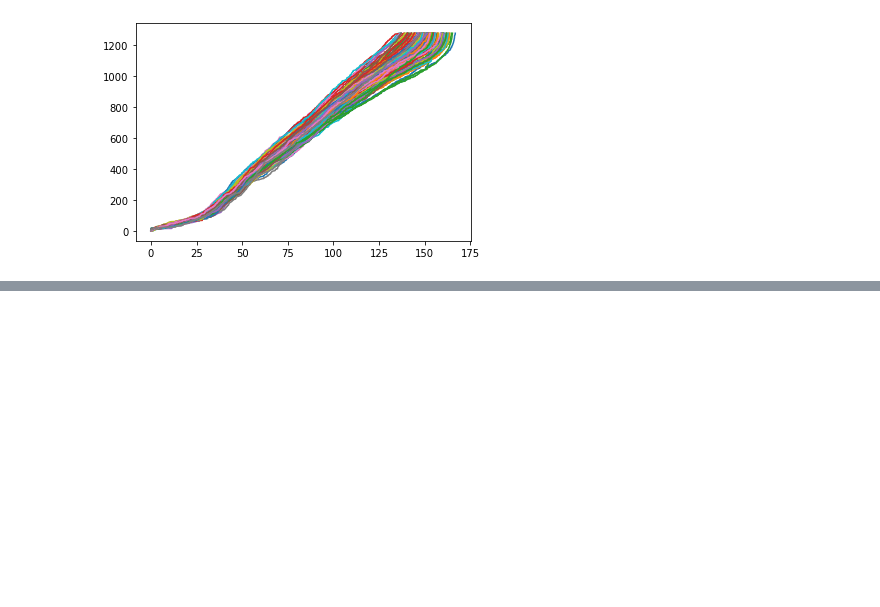
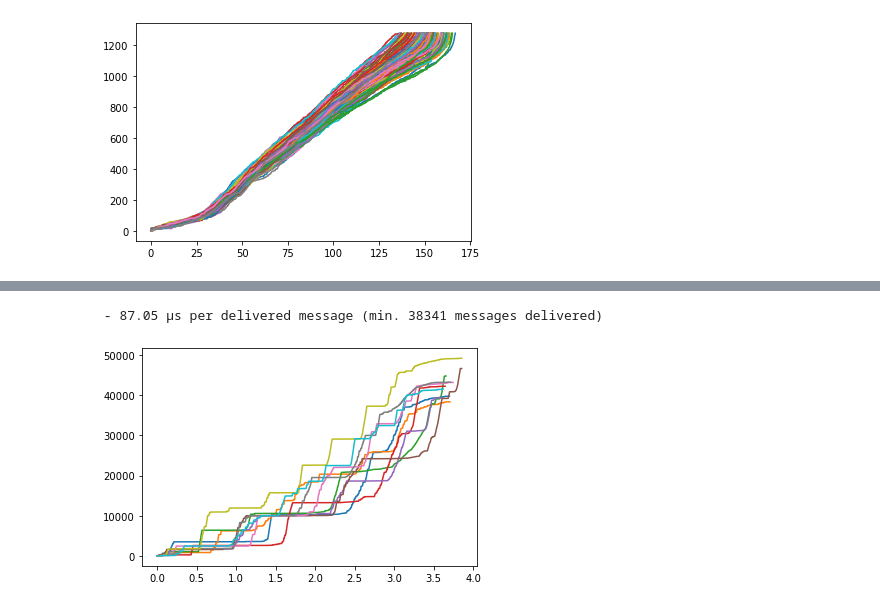
Before and after one commit to robinmamie/distributed-algorithms, a Jupyter notebook: timings.ipynb, the cells around one changed output, grey strips where cells are left out. Drawn from its saved outputs; the diff is of its cells as text; code cells hidden in the pictures; blank space fills up the shorter version.

```diff
--- a/timings.ipynb
+++ b/timings.ipynb
@@ -89,0 +106,5 @@ graph(128)
+# %%
+graph(10)
+# %% [output]
+ - 87.05 µs per delivered message (min. 38341 messages delivered)
+[figure, added]
```
Also changed, not shown: parts of 3 cells of this notebook.
